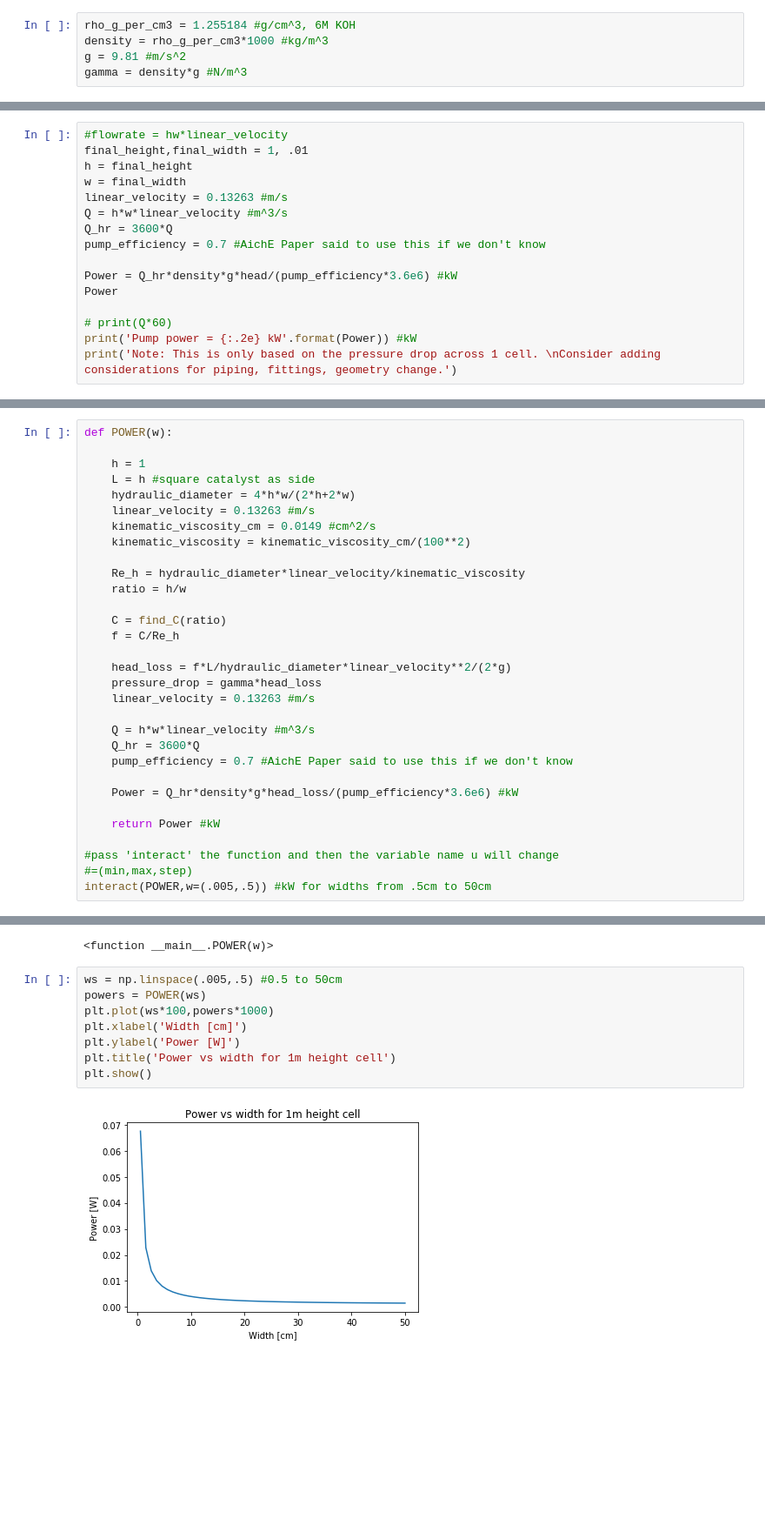
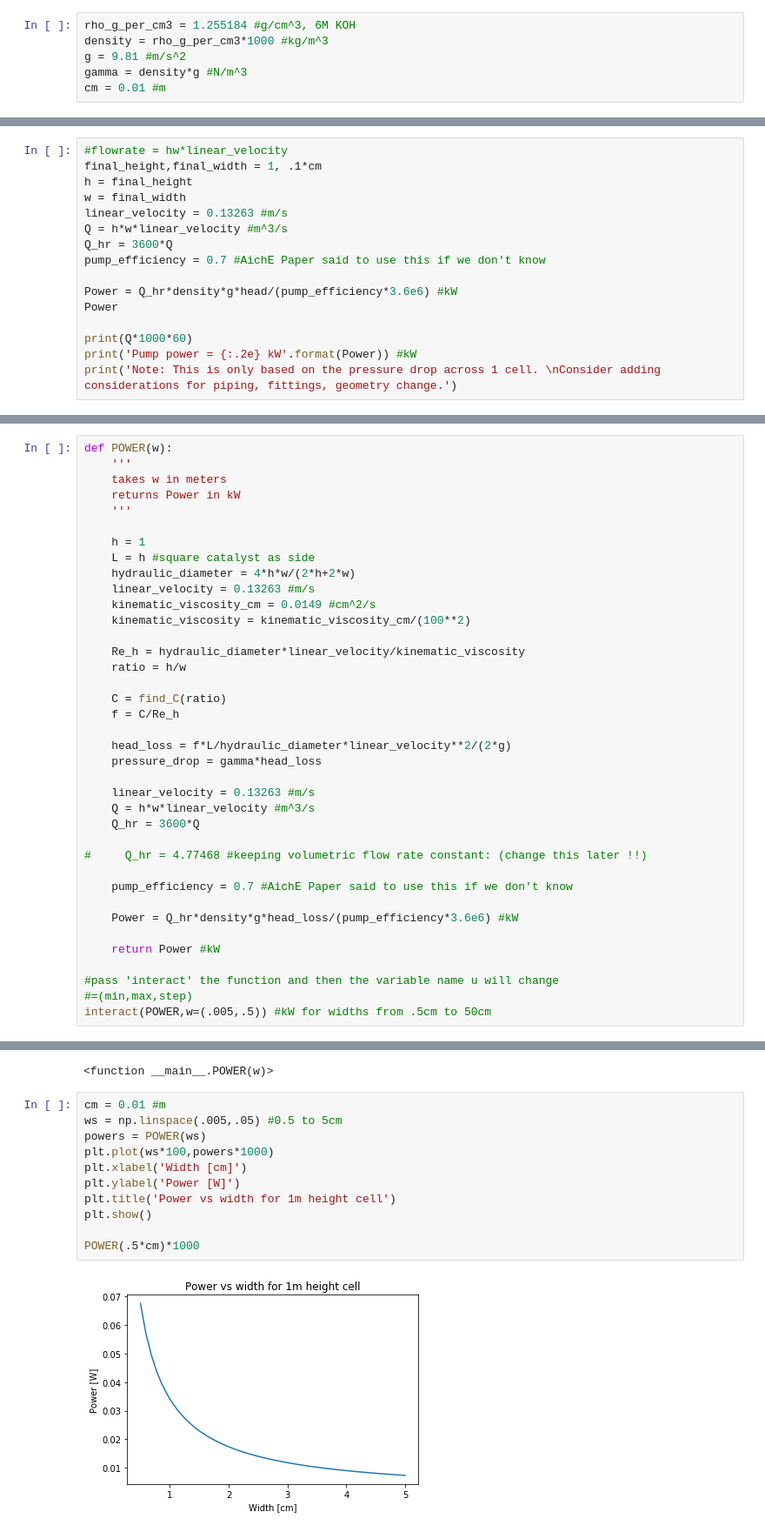
Before and after one commit to MaryLouNadeau/Zochas, a Jupyter notebook: Sizing_Discharge.ipynb, the cells around one changed output, grey strips where cells are left out. Shown at 87% size. Drawn from its saved outputs; the diff is of its cells as text; blank space fills up the shorter version.

Commit message:
updating optimal width function

```diff
--- a/Sizing_Discharge.ipynb
+++ b/Sizing_Discharge.ipynb
@@ -10,6 +11,7 @@ rho_g_per_cm3 = 1.255184 #g/cm^3, 6M KOH
 density = rho_g_per_cm3*1000 #kg/m^3
 g = 9.81 #m/s^2
 gamma = density*g #N/m^3
+cm = 0.01 #m
 # %% [markdown]
 #### Reynolds Number Calculation for Noncircular Ducts
 
@@ -142,7 +144,7 @@ P = \frac{Q \rho g H}{3.6x10^6 \eta}
 where P is the pump power (kW), Q is the flowrate (m3/hr), H is the total pump head (m of fluid), and η is the pump efficiency (if you do not know the efficiency, use η = 0.7).
 # %%
 #flowrate = hw*linear_velocity
-final_height,final_width = 1, .01
+final_height,final_width = 1, .1*cm
 h = final_height
 w = final_width
 linear_velocity = 0.13263 #m/s
@@ -153,7 +155,7 @@ pump_efficiency = 0.7 #AichE Paper said to use this if we don't know
 Power = Q_hr*density*g*head/(pump_efficiency*3.6e6) #kW
 Power
 
-# print(Q*60)
+print(Q*1000*60)
 print('Pump power = {:.2e} kW'.format(Power)) #kW
 print('Note: This is only based on the pressure drop across 1 cell. \nConsider adding considerations for piping, fittings, geometry change.')
 # %% [output]
@@ -168,6 +171,10 @@ from ipywidgets import interact, interactive, fixed, interact_manual
 import ipywidgets as widgets
 # %%
 def POWER(w):
+    '''
+    takes w in meters
+    returns Power in kW
+    '''
 
     h = 1
     L = h #square catalyst as side
@@ -184,10 +191,13 @@ def POWER(w):
 
     head_loss = f*L/hydraulic_diameter*linear_velocity**2/(2*g)
     pressure_drop = gamma*head_loss
+
     linear_velocity = 0.13263 #m/s
-
     Q = h*w*linear_velocity #m^3/s
     Q_hr = 3600*Q
+
+#     Q_hr = 4.77468 #keeping volumetric flow rate constant: (change this later !!)
+
     pump_efficiency = 0.7 #AichE Paper said to use this if we don't know
 
     Power = Q_hr*density*g*head_loss/(pump_efficiency*3.6e6) #kW
@@ -201,12 +211,15 @@ interact(POWER,w=(.005,.5)) #kW for widths from .5cm to 50cm
 interactive(children=(FloatSlider(value=0.2525, description='w', max=0.5, min=0.005), Output()), _dom_classes=…
 <function __main__.POWER(w)>
 # %%
-ws = np.linspace(.005,.5) #0.5 to 50cm
+cm = 0.01 #m
+ws = np.linspace(.005,.05) #0.5 to 5cm
 powers = POWER(ws)
 plt.plot(ws*100,powers*1000)
 plt.xlabel('Width [cm]')
 plt.ylabel('Power [W]')
 plt.title('Power vs width for 1m height cell')
 plt.show()
+
+POWER(.5*cm)*1000
 # %% [output]
-[figure, old version]
+[figure, new version]
```
Also changed, not shown: parts of 27 cells of this notebook.
